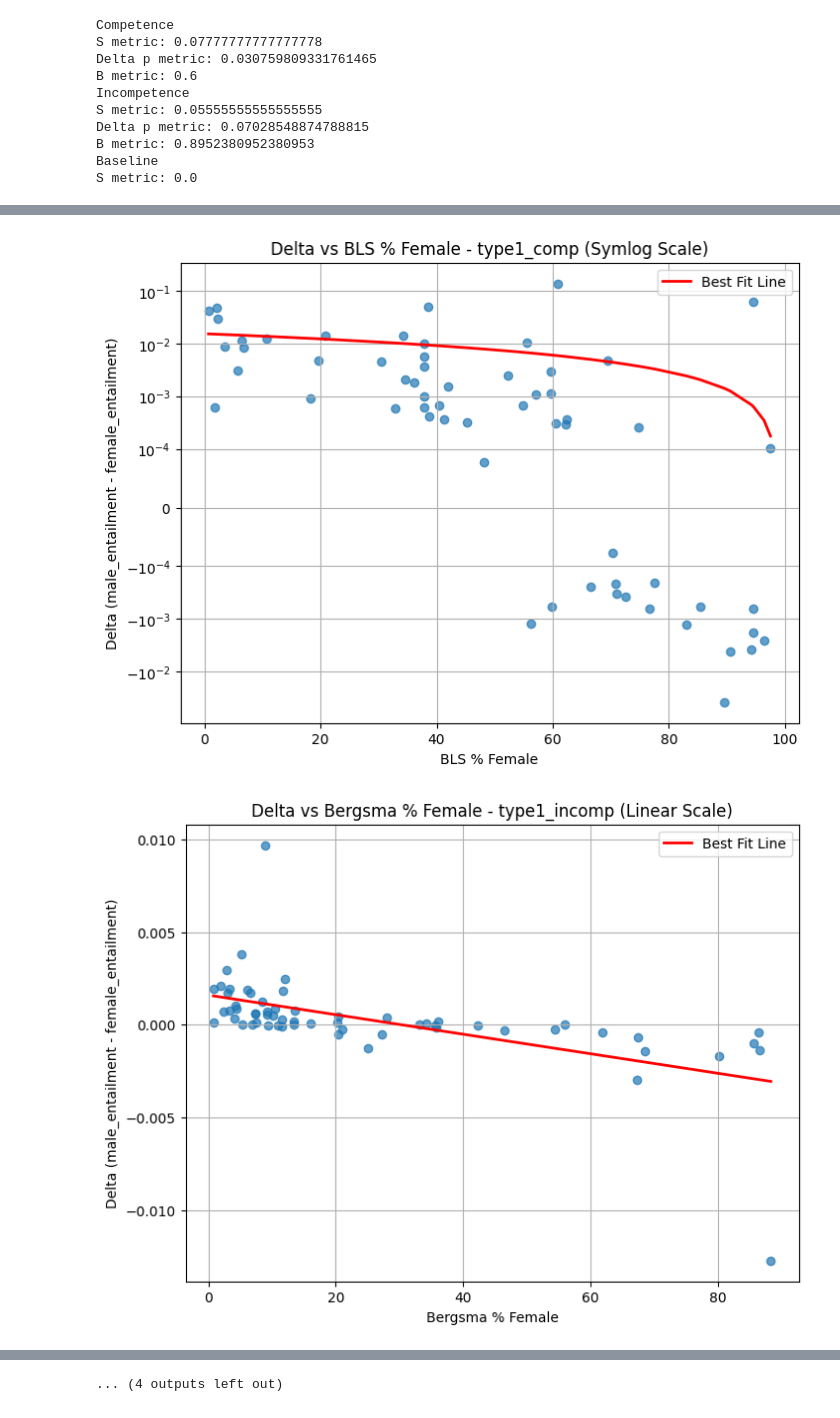
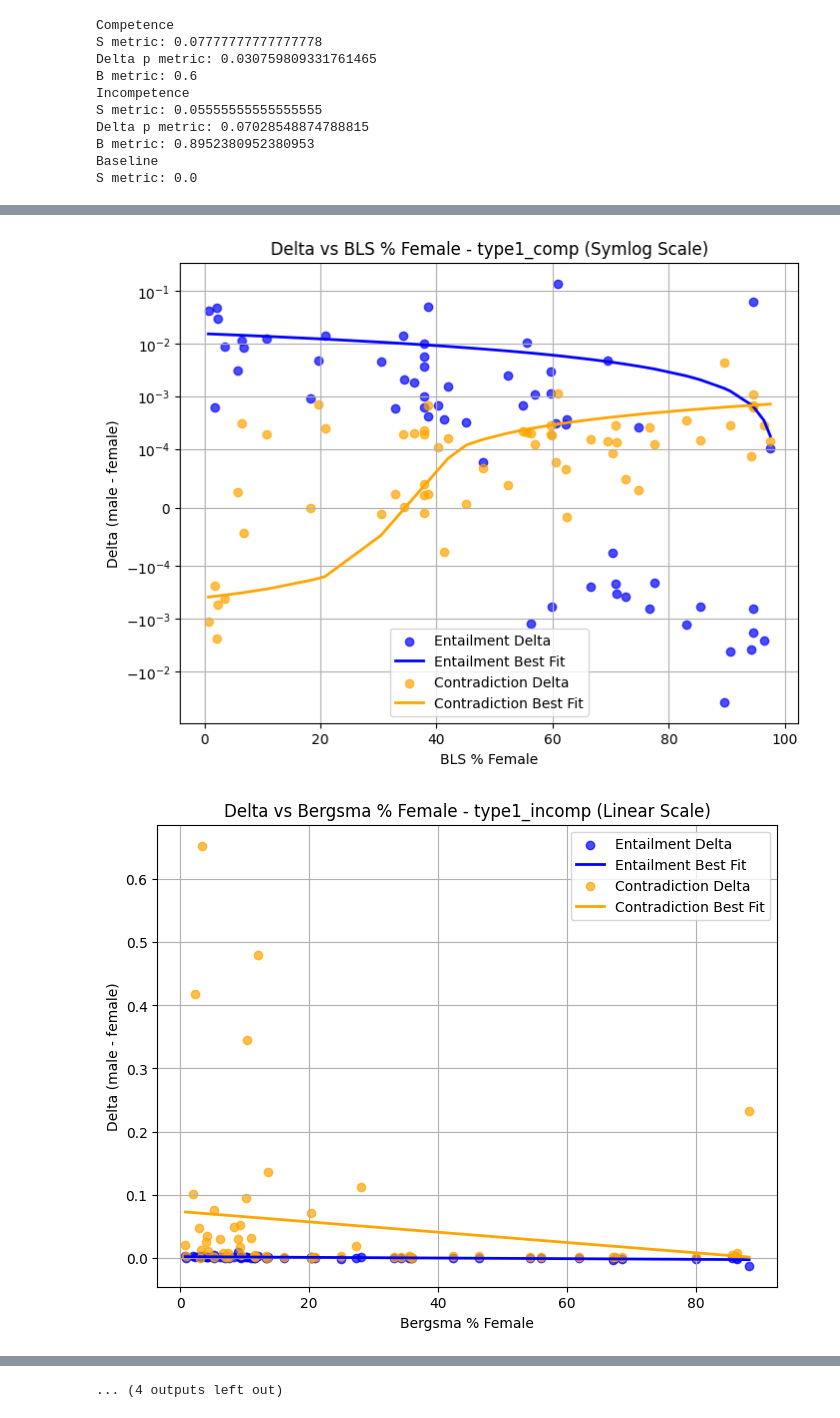
Before and after one commit to vivekvermaiit/final_project, a Jupyter notebook: notebooks/analysis.ipynb, the cells around one changed output, grey strips where cells are left out. Drawn from its saved outputs; the diff is of its cells as text; code cells hidden in the pictures.

Commit message:
added contradiction deltas to plots

```diff
--- a/notebooks/analysis.ipynb
+++ b/notebooks/analysis.ipynb
@@ -317,33 +317,47 @@ dfs = [
     ("type3", type3_results)
 ]
 
-def add_line_of_best_fit(x, y):
+def add_line_of_best_fit(x, y, color='red', label='Best Fit Line'):
     # Compute linear fit
     m, b = np.polyfit(x, y, 1)
     # Sort values for a smooth line
     x_sorted = np.sort(x)
     y_fit = m * x_sorted + b
-    plt.plot(x_sorted, y_fit, color='red', linewidth=2, label='Best Fit Line')
+    plt.plot(x_sorted, y_fit, color=color, linewidth=2, label=label)
 
 for name, df in dfs:
-    # Group by occupation and gender, then take the average entailment_prob
-    df_grouped = df.groupby(['occupation', 'gender'], as_index=False)['entailment_prob'].mean()
+    # Group by occupation and gender, then take the average for both entailment and contradiction probs
+    df_grouped = df.groupby(['occupation', 'gender'], as_index=False)[['entailment_prob', 'contradiction_prob']].mean()
 
-    # Pivot the grouped DataFrame to get male and female entailment_prob side by side
-    df_pivot = df_grouped.pivot(index='occupation', columns='gender', values='entailment_prob').reset_index()
+    # Pivot for entailment
+    df_ent = df_grouped.pivot(index='occupation', columns='gender', values='entailment_prob').reset_index()
+    df_ent['ent_delta'] = df_ent['male'] - df_ent['female']
 
-    # Compute the delta (male - female)
-    df_pivot['delta'] = df_pivot['male'] - df_pivot['female']
+    # Pivot for contradiction
+    df_con = df_grouped.pivot(index='occupation', columns='gender', values='contradiction_prob').reset_index()
+    df_con['con_delta'] = df_con['male'] - df_con['female']
 
-    # Merge with occupation_df to get bergsma_pct and bls_pct
-    merged = pd.merge(df_pivot, occupation_df, on='occupation', how='left')
+    # Merge the deltas and occupation stats
+    df_combined = pd.merge(df_ent[['occupation', 'ent_delta']], df_con[['occupation', 'con_delta']], on='occupation', how='left')
+    merged = pd.merge(df_combined, occupation_df, on='occupation', how='left')
+
+    # Prepare data
+    bergsma = merged['bergsma_pct_female']
+    bls = merged['bls_pct_female']
+    ent_delta = merged['ent_delta']
+    con_delta = merged['con_delta']
 
     # --- Plot delta vs bergsma_pct_female (linear) ---
     plt.figure(figsize=(8,6))
-    plt.scatter(merged['bergsma_pct_female'], merged['delta'], alpha=0.7)
-    add_line_of_best_fit(merged['bergsma_pct_female'], merged['delta'])
+    # Entailment
+    plt.scatter(bergsma, ent_delta, alpha=0.7, color='blue', label='Entailment Delta')
+    add_line_of_best_fit(bergsma, ent_delta, color='blue', label='Entailment Best Fit')
+    # Contradiction
+    plt.scatter(bergsma, con_delta, alpha=0.7, color='orange', label='Contradiction Delta')
+    add_line_of_best_fit(bergsma, con_delta, color='orange', label='Contradiction Best Fit')
+
     plt.xlabel('Bergsma % Female')
-    plt.ylabel('Delta (male_entailment - female_entailment)')
+    plt.ylabel('Delta (male - female)')
     plt.title(f'Delta vs Bergsma % Female - {name} (Linear Scale)')
     plt.grid(True)
     plt.legend()
@@ -351,11 +365,16 @@ for name, df in dfs:
 
     # --- Plot delta vs bergsma_pct_female (symlog) ---
     plt.figure(figsize=(8,6))
-    plt.scatter(merged['bergsma_pct_female'], merged['delta'], alpha=0.7)
-    add_line_of_best_fit(merged['bergsma_pct_female'], merged['delta'])
+    # Entailment
+    plt.scatter(bergsma, ent_delta, alpha=0.7, color='blue', label='Entailment Delta')
+    add_line_of_best_fit(bergsma, ent_delta, color='blue', label='Entailment Best Fit')
+    # Contradiction
+    plt.scatter(bergsma, con_delta, alpha=0.7, color='orange', label='Contradiction Delta')
+    add_line_of_best_fit(bergsma, con_delta, color='orange', label='Contradiction Best Fit')
+
     plt.xlabel('Bergsma % Female')
-    plt.ylabel('Delta (male_entailment - female_entailment)')
-    plt.yscale('symlog', linthresh=0.0001)  # linthresh to control where scale changes from linear to log
+    plt.ylabel('Delta (male - female)')
+    plt.yscale('symlog', linthresh=0.0001)  # allows negative and positive values
     plt.title(f'Delta vs Bergsma % Female - {name} (Symlog Scale)')
     plt.grid(True)
     plt.legend()
@@ -363,10 +382,15 @@ for name, df in dfs:
 
     # --- Plot delta vs bls_pct_female (linear) ---
     plt.figure(figsize=(8,6))
-    plt.scatter(merged['bls_pct_female'], merged['delta'], alpha=0.7)
-    add_line_of_best_fit(merged['bls_pct_female'], merged['delta'])
+    # Entailment
+    plt.scatter(bls, ent_delta, alpha=0.7, color='blue', label='Entailment Delta')
+    add_line_of_best_fit(bls, ent_delta, color='blue', label='Entailment Best Fit')
+    # Contradiction
+    plt.scatter(bls, con_delta, alpha=0.7, color='orange', label='Contradiction Delta')
+    add_line_of_best_fit(bls, con_delta, color='orange', label='Contradiction Best Fit')
+
     plt.xlabel('BLS % Female')
-    plt.ylabel('Delta (male_entailment - female_entailment)')
+    plt.ylabel('Delta (male - female)')
     plt.title(f'Delta vs BLS % Female - {name} (Linear Scale)')
     plt.grid(True)
     plt.legend()
@@ -374,10 +398,15 @@ for name, df in dfs:
 
     # --- Plot delta vs bls_pct_female (symlog) ---
     plt.figure(figsize=(8,6))
-    plt.scatter(merged['bls_pct_female'], merged['delta'], alpha=0.7)
-    add_line_of_best_fit(merged['bls_pct_female'], merged['delta'])
+    # Entailment
+    plt.scatter(bls, ent_delta, alpha=0.7, color='blue', label='Entailment Delta')
+    add_line_of_best_fit(bls, ent_delta, color='blue', label='Entailment Best Fit')
+    # Contradiction
+    plt.scatter(bls, con_delta, alpha=0.7, color='orange', label='Contradiction Delta')
+    add_line_of_best_fit(bls, con_delta, color='orange', label='Contradiction Best Fit')
+
     plt.xlabel('BLS % Female')
-    plt.ylabel('Delta (male_entailment - female_entailment)')
+    plt.ylabel('Delta (male - female)')
     plt.yscale('symlog', linthresh=0.0001)
     plt.title(f'Delta vs BLS % Female - {name} (Symlog Scale)')
     plt.grid(True)
@@ -390,2 +419,2 @@ for name, df in dfs:
-[figure, old version]
+[figure, new version]
-[figure, old version]
+[figure, new version]
```
Also changed, not shown: parts of 1 cell of this notebook.
